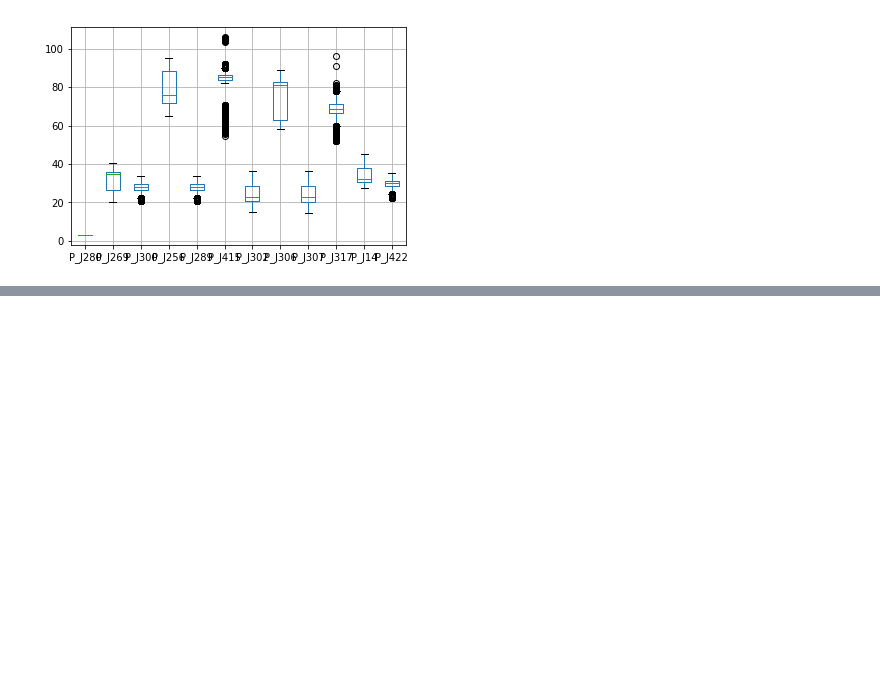
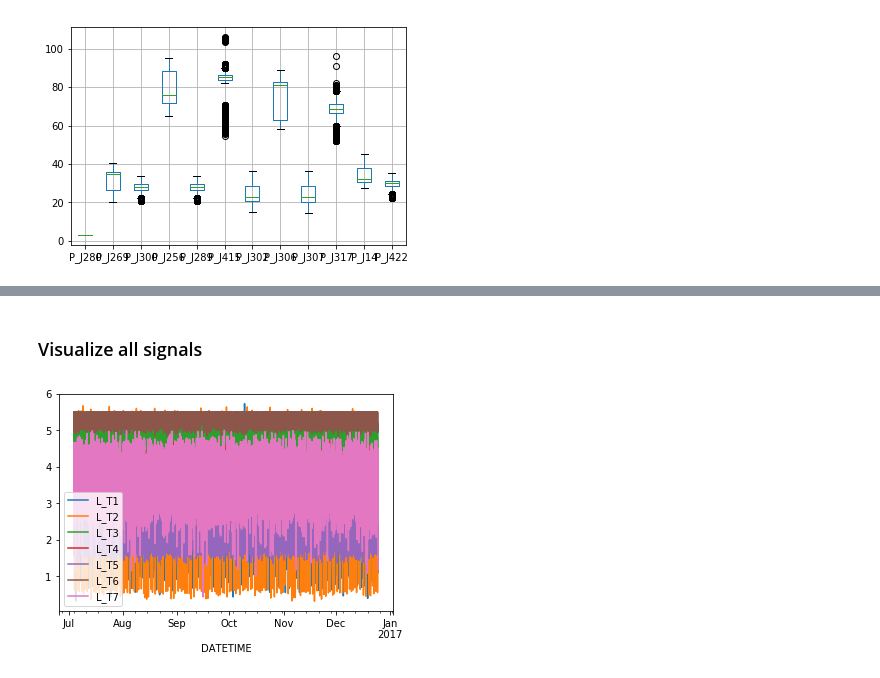
Before and after one commit to ZincW/CDA_Lab_Group6, a Jupyter notebook: Lab2- Anomaly Detection/FamilarizationPart.ipynb, the cells around one changed output, grey strips where cells are left out. Drawn from its saved outputs; the diff is of its cells as text; code cells hidden in the pictures; blank space fills up the shorter version.

```diff
--- a/Lab2- Anomaly Detection/FamilarizationPart.ipynb
+++ b/Lab2- Anomaly Detection/FamilarizationPart.ipynb
@@ -63,0 +137,5 @@ plt.show()
+# %%
+#----------------------------------------------------------
+dateparse = lambda dates: pd.datetime.strptime(dates, '%d/%m/%y %H')
+series = pd.read_csv('BATADAL_dataset04.csv', sep='\s*,\s*',parse_dates=['DATETIME'], index_col='DATETIME', squeeze=True,date_parser=dateparse)
+print(series.index)
@@ -63,0 +155,8 @@ plt.show()
+# %% [markdown]
+### Visualize all signals
+# %%
+series[L_group].plot()
+#autocorrelation_plot(series[L_group])
+plt.show()
+# %% [output]
+[figure, added]
```
Also changed, not shown: parts of 13 cells of this notebook, 6 other files.
